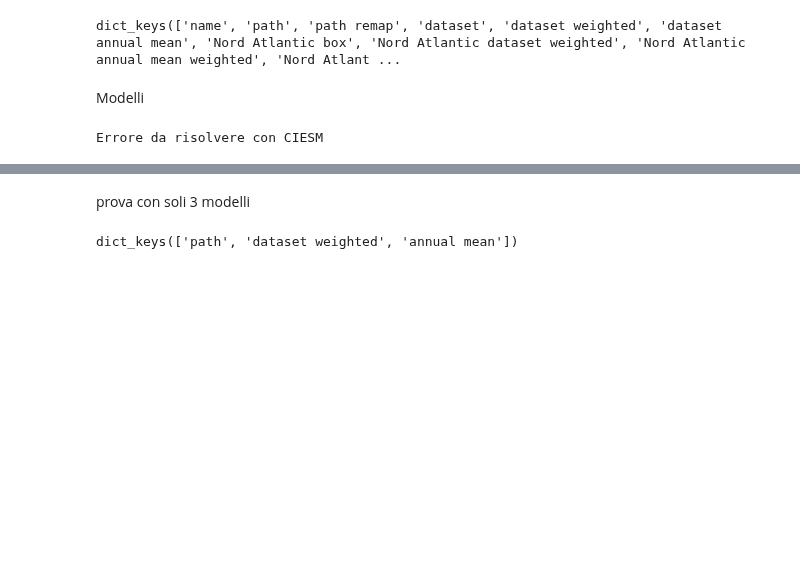
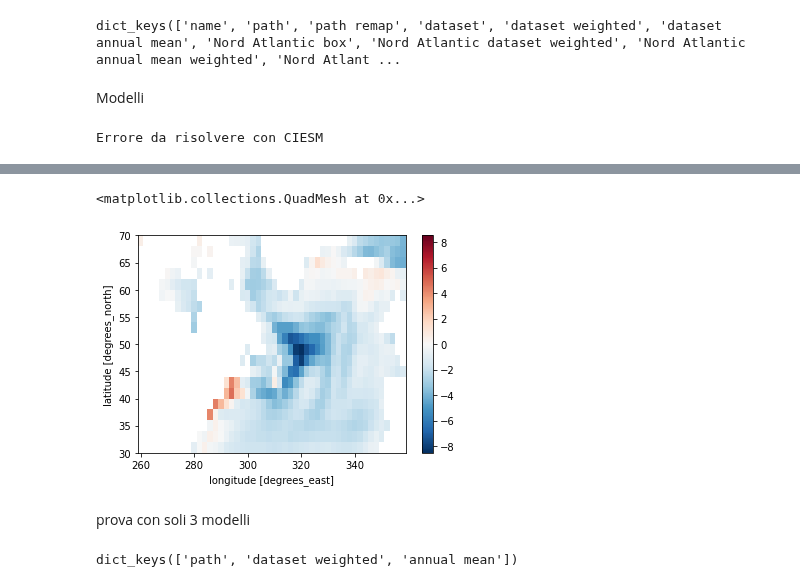
Before and after one commit to sbeltrami/tesi, a Jupyter notebook: modelli.ipynb, the cells around one changed output, grey strips where cells are left out. Cells and saved outputs as stored; diff of their text form; code cells hidden in the pictures; blank space fills up the shorter version.

```diff
--- a/modelli.ipynb
+++ b/modelli.ipynb
@@ -217,3 +227,8 @@ Errore da risolvere con CIESM
+# %%
+models['EC-Earth3']['Nord Atlantic bias DJF'].plot()
+# %% [output]
+<matplotlib.collections.QuadMesh at 0x...>
+[figure, added]
 # %% [markdown]
 prova con soli 3 modelli
 # %%
```
Also changed, not shown: parts of 3 cells of this notebook.
